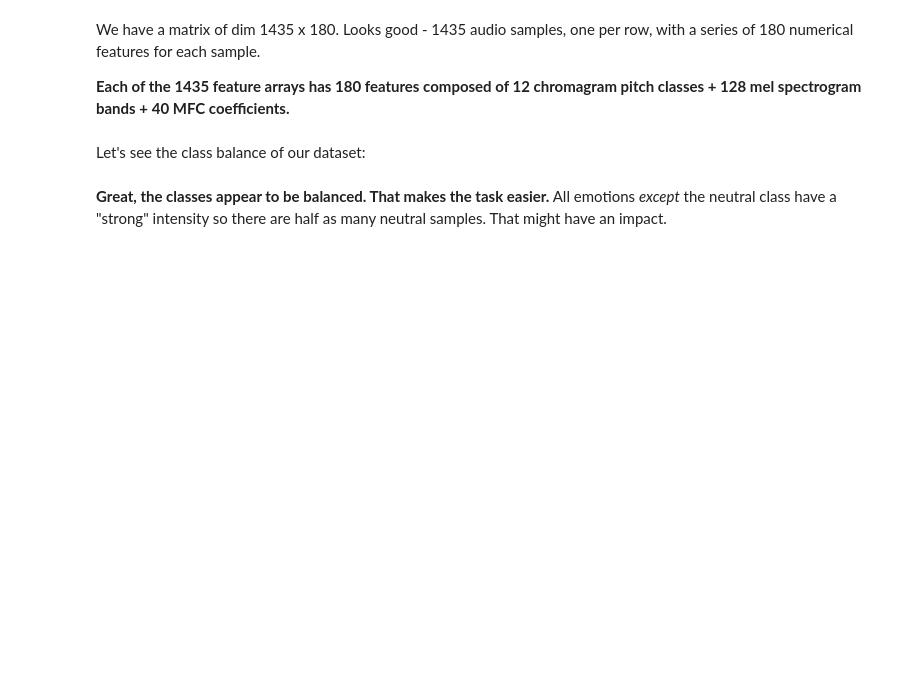
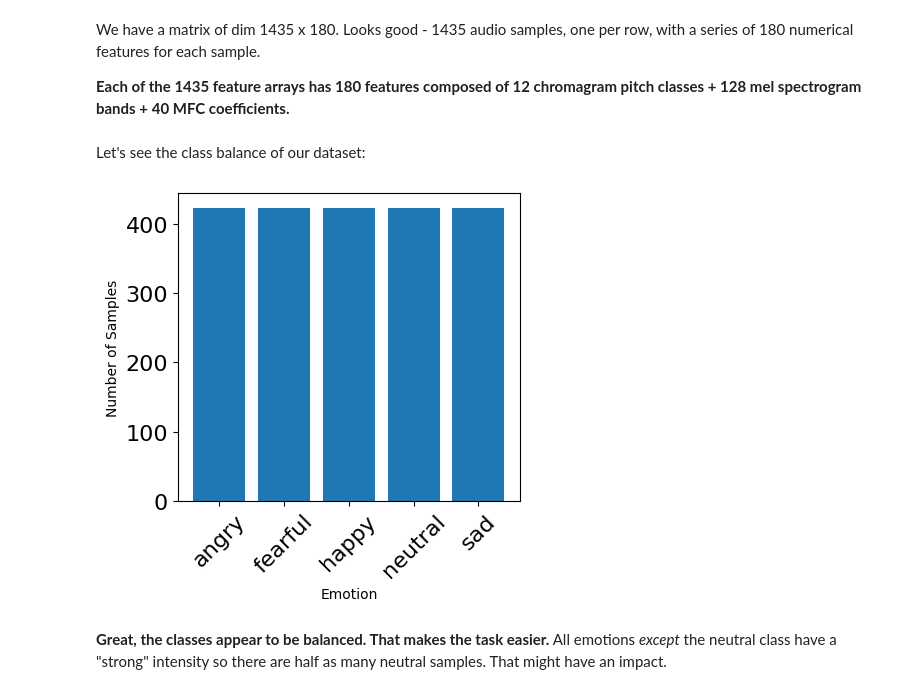
Before and after one commit to gracektan/Week-2_Data_Preprocessing, a Jupyter notebook: Week_2_Data_Preprocessing.ipynb, the cells around one changed output. Saved outputs shown, nothing was run; the diff lists cells and outputs as text; code cells hidden in the pictures; blank space fills up the shorter version.

```diff
--- a/Week_2_Data_Preprocessing.ipynb
+++ b/Week_2_Data_Preprocessing.ipynb
@@ -853,19 +919,18 @@ We have a matrix of dim 1435 x 180. Looks good - 1435 audio samples, one per row
 Let's see the class balance of our dataset:
 # %%
 # plot emotions
-plt.figure(figsize=(35,4))
-plt.subplot(1,3,1)
-#np.unique returns ordered list of unique elements and count of each element
-emotion_list, count = np.unique(emotions, return_counts=True)
-if len(emotion_list) == 0:
-  plt.text(0.5, 0.5, "No emotions in dataset", fontsize=20)
-else:
-  plt.bar(x=range(8), height=count)
-  plt.xticks(ticks=range(8), labels = [emotion for emotion in emotion_list],fontsize=10)
-  plt.xlabel('Emotion')
-  plt.tick_params(labelsize=16)
-  plt.ylabel('Number of Samples')
+plt.figure(figsize=(15, 4))
+plt.subplot(1, 3, 1)
+# np.unique returns ordered list of unique elements and count of each element
+emotion_list, count = np.unique(y_resampled, return_counts=True)
+plt.bar(x=range(len(emotion_list)), height=count)
+plt.xticks(ticks=range(len(emotion_list)), labels=[emotion for emotion in emotion_list], rotation=45, fontsize=10)
+plt.xlabel('Emotion')
+plt.tick_params(labelsize=16)
+plt.ylabel('Number of Samples')
 plt.show()
+# %% [output]
+[figure, added]
 # %% [markdown]
 **Great, the classes appear to be balanced. That makes the task easier.** All emotions _except_ the neutral class have a "strong" intensity so there are half as many neutral samples. That might have an impact.
 # %% [markdown]
```
Also changed, not shown: parts of 34 cells of this notebook.
